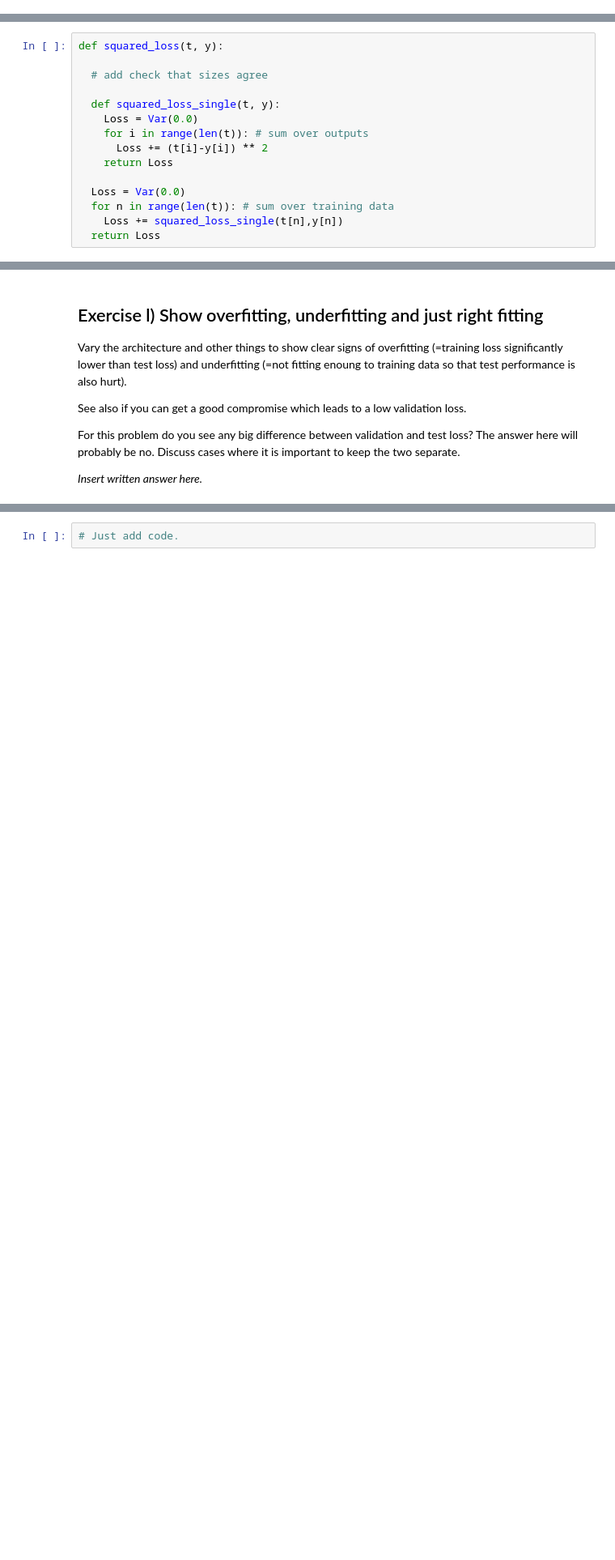
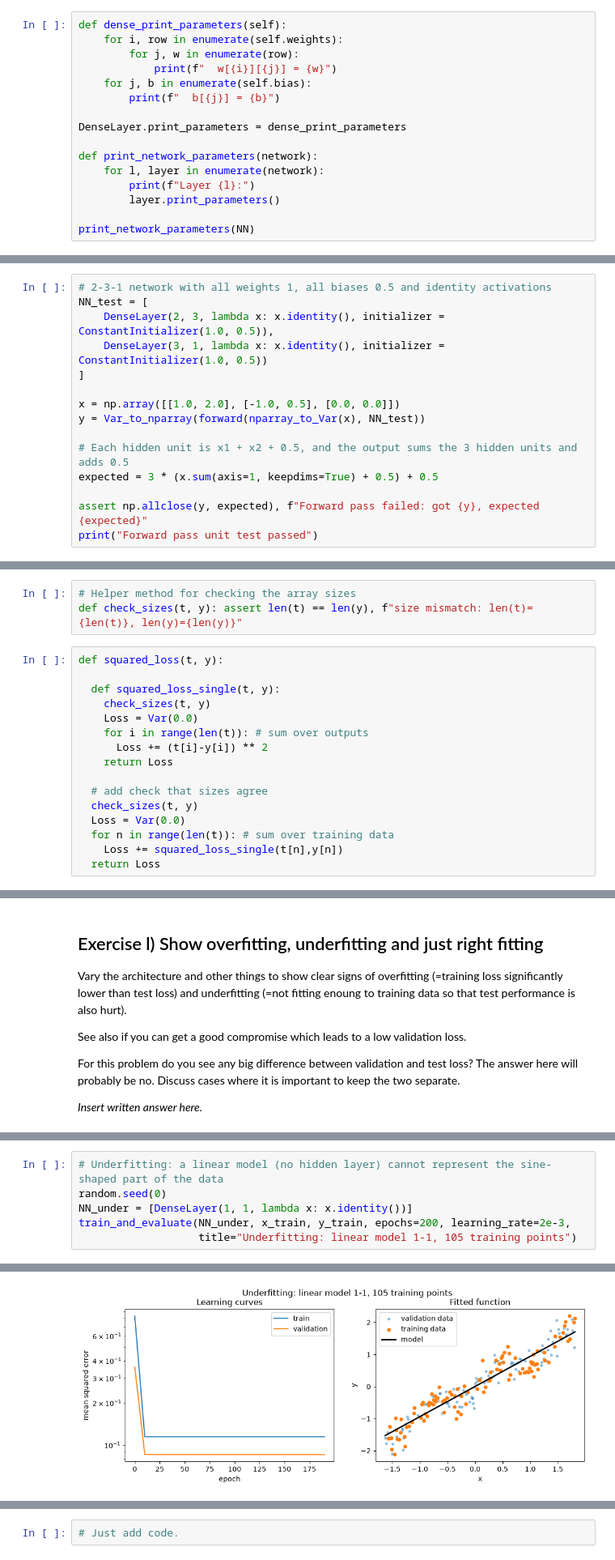
Before and after one commit to juh6973/ndak24002u_deep_learning, a Jupyter notebook: assignment1/DL_AutoDiff_Nanograd.ipynb, the cells around one changed output, grey strips where cells are left out. Shown at 81% size. Cells and saved outputs as stored; diff of their text form; blank space fills up the shorter version.

Commit message:
assign1: model methods

```diff
--- a/assignment1/DL_AutoDiff_Nanograd.ipynb
+++ b/assignment1/DL_AutoDiff_Nanograd.ipynb
@@ -489,0 +508,16 @@ Make a function that prints all the parameters of the network (weights and biase
+# %%
+def dense_print_parameters(self):
+    for i, row in enumerate(self.weights):
+        for j, w in enumerate(row):
+            print(f"  w[{i}][{j}] = {w}")
+    for j, b in enumerate(self.bias):
+        print(f"  b[{j}] = {b}")
+
+DenseLayer.print_parameters = dense_print_parameters
+
+def print_network_parameters(network):
+    for l, layer in enumerate(network):
+        print(f"Layer {l}:")
+        layer.print_parameters()
+
+print_network_parameters(NN)
@@ -572,0 +631,15 @@ Hints: Use the [assert](https://www.w3schools.com/python/ref_keyword_assert.asp)
+# %%
+# 2-3-1 network with all weights 1, all biases 0.5 and identity activations
+NN_test = [
+    DenseLayer(2, 3, lambda x: x.identity(), initializer = ConstantInitializer(1.0, 0.5)),
+    DenseLayer(3, 1, lambda x: x.identity(), initializer = ConstantInitializer(1.0, 0.5))
+]
+
+x = np.array([[1.0, 2.0], [-1.0, 0.5], [0.0, 0.0]])
+y = Var_to_nparray(forward(nparray_to_Var(x), NN_test))
+
+# Each hidden unit is x1 + x2 + 0.5, and the output sums the 3 hidden units and adds 0.5
+expected = 3 * (x.sum(axis=1, keepdims=True) + 0.5) + 0.5
+
+assert np.allclose(y, expected), f"Forward pass failed: got {y}, expected {expected}"
+print("Forward pass unit test passed")
@@ -574,17 +649,21 @@ Hints: Use the [assert](https://www.w3schools.com/python/ref_keyword_assert.asp)
 # Loss functions
 
 We are only missing a loss function to we need to define a loss function and its derivative with respect to the output of the neural network $y$
+# %%
+# Helper method for checking the array sizes
+def check_sizes(t, y): assert len(t) == len(y), f"size mismatch: len(t)={len(t)}, len(y)={len(y)}"
 # %%
 def squared_loss(t, y):
 
-  # add check that sizes agree
-
   def squared_loss_single(t, y):
+    check_sizes(t, y)
     Loss = Var(0.0)
     for i in range(len(t)): # sum over outputs
       Loss += (t[i]-y[i]) ** 2
     return Loss
 
+  # add check that sizes agree
+  check_sizes(t, y)
   Loss = Var(0.0)
   for n in range(len(t)): # sum over training data
     Loss += squared_loss_single(t[n],y[n])
@@ -799,0 +999,7 @@ _Insert written answer here._
+# %%
+# Underfitting: a linear model (no hidden layer) cannot represent the sine-shaped part of the data
+random.seed(0)
+NN_under = [DenseLayer(1, 1, lambda x: x.identity())]
+train_and_evaluate(NN_under, x_train, y_train, epochs=200, learning_rate=2e-3,
+                   title="Underfitting: linear model 1-1, 105 training points")
+# %% [output]
@@ -799,0 +1008 @@ _Insert written answer here._
+[figure, added]
```
Also changed, not shown: parts of 25 cells of this notebook.
